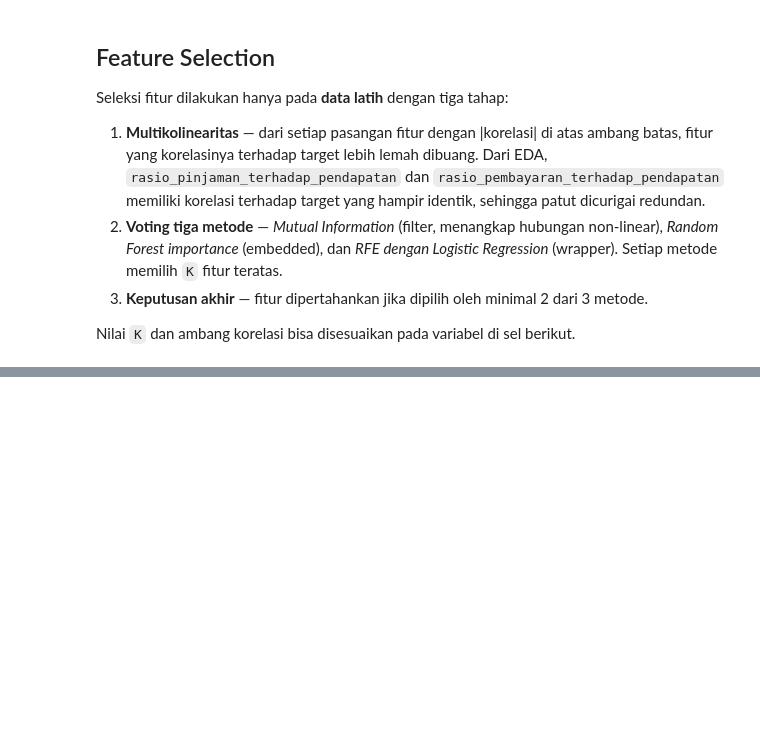
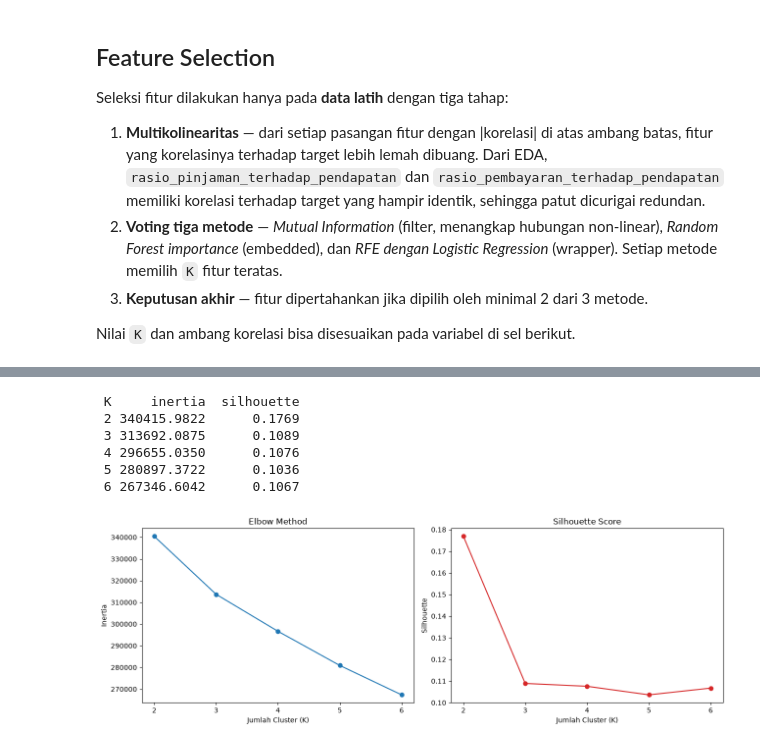
Before and after one commit to Yaboku29/credit-risk-mitigation-segmentation, a Jupyter notebook: coba.ipynb, the cells around one changed output, grey strips where cells are left out. Saved outputs shown, nothing was run; the diff lists cells and outputs as text; code cells hidden in the pictures; blank space fills up the shorter version.

```diff
--- a/coba.ipynb
+++ b/coba.ipynb
@@ -638,0 +652,13 @@ Ukuran akhir: (39296, 15) (9825, 15)
+# %%
+from sklearn.cluster import KMeans
+from sklearn.decomposition import PCA
+from sklearn.metrics import silhouette_score, roc_auc_score, precision_recall_fscore_support, ConfusionMatrixDisplay
+
+try:
+    from xgboost import XGBClassifier
+    MODEL_BACKEND = 'XGBoost'
+except ImportError:
+    MODEL_BACKEND = 'Random Forest'
+
+RANDOM_STATE = 42
+print("Model klasifikasi yang digunakan:", MODEL_BACKEND)
@@ -638,0 +691,37 @@ Ukuran akhir: (39296, 15) (9825, 15)
+# %%
+K_RANGE = range(2, 7)
+inertia, silhouette = [], []
+
+for k in K_RANGE:
+    km = KMeans(n_clusters=k, n_init=10, random_state=RANDOM_STATE)
+    label_k = km.fit_predict(X_train_final)
+    inertia.append(km.inertia_)
+    silhouette.append(silhouette_score(X_train_final, label_k, sample_size=10000, random_state=RANDOM_STATE))
+
+hasil_k = pd.DataFrame({'K': list(K_RANGE), 'inertia': inertia, 'silhouette': silhouette})
+print(hasil_k.round(4).to_string(index=False))
+
+fig, axes = plt.subplots(1, 2, figsize=(13, 4.5))
+axes[0].plot(hasil_k['K'], hasil_k['inertia'], marker='o')
+axes[0].set_title('Elbow Method')
+axes[0].set_xlabel('Jumlah Cluster (K)')
+axes[0].set_ylabel('Inertia')
+
+axes[1].plot(hasil_k['K'], hasil_k['silhouette'], marker='o', color='#d62728')
+axes[1].set_title('Silhouette Score')
+axes[1].set_xlabel('Jumlah Cluster (K)')
+axes[1].set_ylabel('Silhouette')
+
+for ax in axes:
+    ax.set_xticks(list(K_RANGE))
+plt.tight_layout()
+plt.savefig('elbow_silhouette.png', dpi=300, bbox_inches='tight')
+plt.show()
+# %% [output]
+ K     inertia  silhouette
+ 2 340415.9822      0.1769
+ 3 313692.0875      0.1089
+ 4 296655.0350      0.1076
+ 5 280897.3722      0.1036
+ 6 267346.6042      0.1067
+[figure, added]
```
Also changed, not shown: parts of 25 cells of this notebook, 9 other files.
